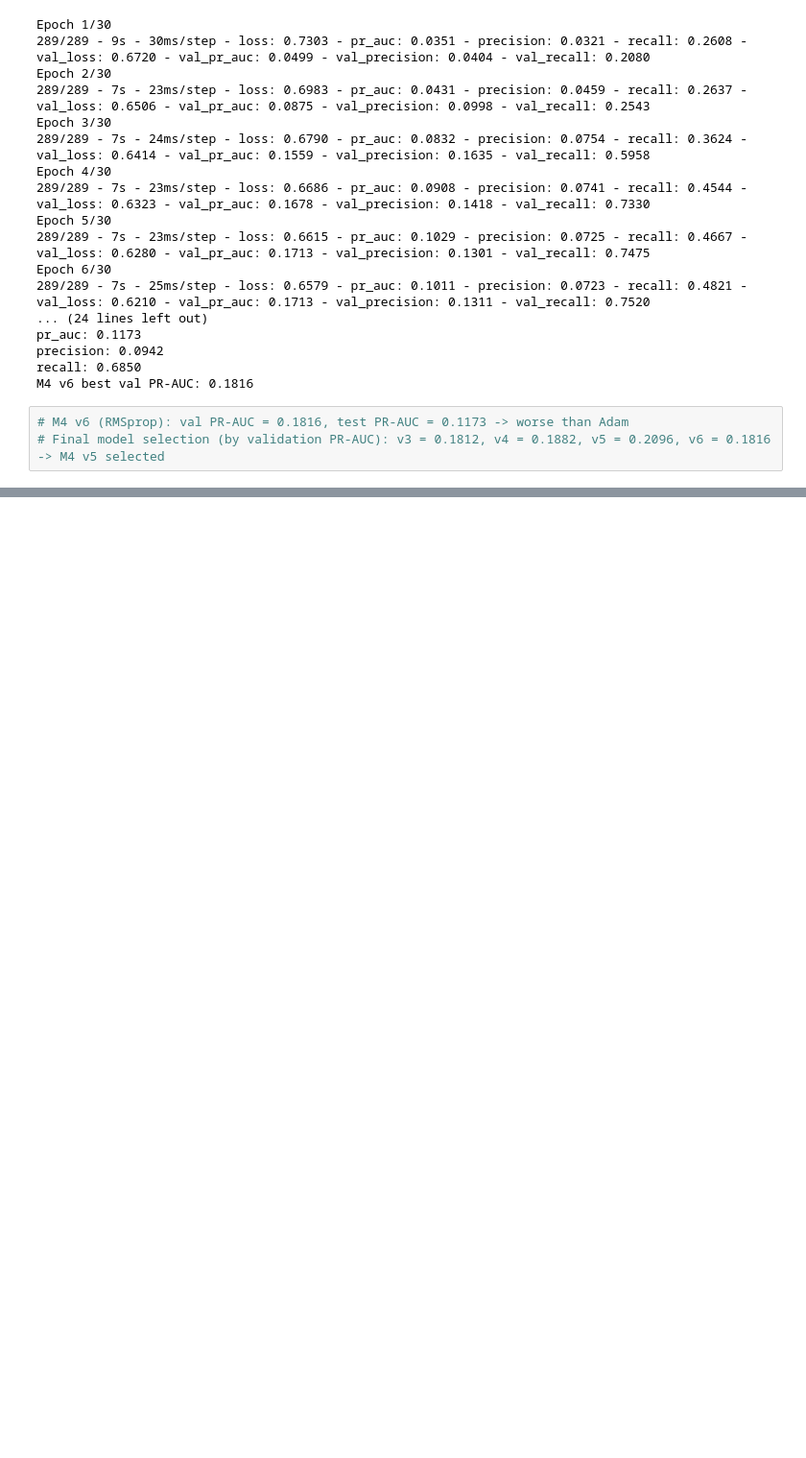
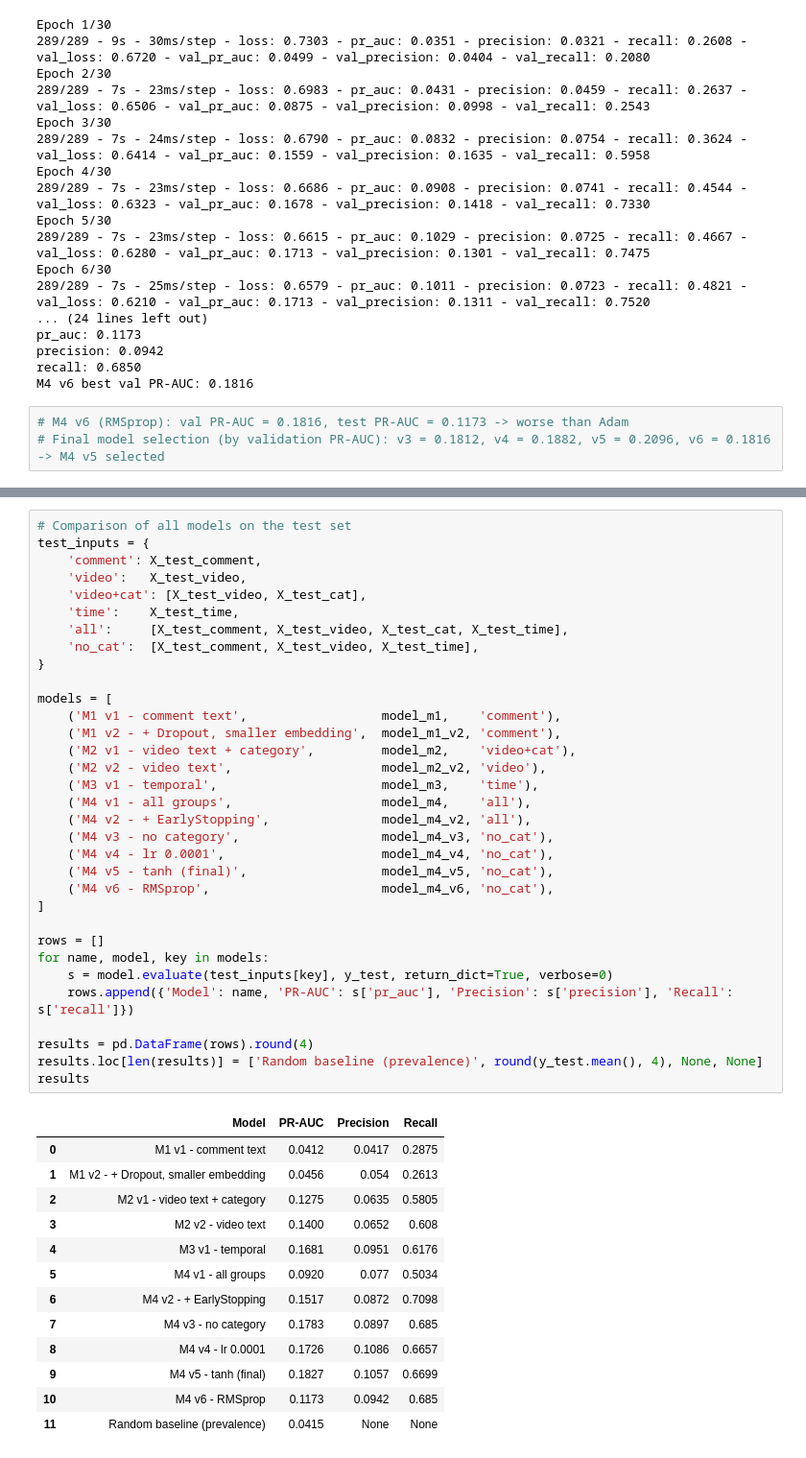
Before and after one commit to fundaBa/IntegratedCA1, a Jupyter notebook: Advanced Data Analysis.ipynb, the cells around one changed output, grey strips where cells are left out. Shown at 96% size. Saved outputs shown, nothing was run; the diff lists cells and outputs as text; blank space fills up the shorter version.

```diff
--- a/Advanced Data Analysis.ipynb
+++ b/Advanced Data Analysis.ipynb
@@ -1303,0 +1324,47 @@ M4 v6 best val PR-AUC: 0.1816
+# %%
+# Comparison of all models on the test set
+test_inputs = {
+    'comment': X_test_comment,
+    'video':   X_test_video,
+    'video+cat': [X_test_video, X_test_cat],
+    'time':    X_test_time,
+    'all':     [X_test_comment, X_test_video, X_test_cat, X_test_time],
+    'no_cat':  [X_test_comment, X_test_video, X_test_time],
+}
+
+models = [
+    ('M1 v1 - comment text',                  model_m1,    'comment'),
+    ('M1 v2 - + Dropout, smaller embedding',  model_m1_v2, 'comment'),
+    ('M2 v1 - video text + category',         model_m2,    'video+cat'),
+    ('M2 v2 - video text',                    model_m2_v2, 'video'),
+    ('M3 v1 - temporal',                      model_m3,    'time'),
+    ('M4 v1 - all groups',                    model_m4,    'all'),
+    ('M4 v2 - + EarlyStopping',               model_m4_v2, 'all'),
+    ('M4 v3 - no category',                   model_m4_v3, 'no_cat'),
+    ('M4 v4 - lr 0.0001',                     model_m4_v4, 'no_cat'),
+    ('M4 v5 - tanh (final)',                  model_m4_v5, 'no_cat'),
+    ('M4 v6 - RMSprop',                       model_m4_v6, 'no_cat'),
+]
+
+rows = []
+for name, model, key in models:
+    s = model.evaluate(test_inputs[key], y_test, return_dict=True, verbose=0)
+    rows.append({'Model': name, 'PR-AUC': s['pr_auc'], 'Precision': s['precision'], 'Recall': s['recall']})
+
+results = pd.DataFrame(rows).round(4)
+results.loc[len(results)] = ['Random baseline (prevalence)', round(y_test.mean(), 4), None, None]
+results
+# %% [output]
+|  | Model | PR-AUC | Precision | Recall |
+| 0 | M1 v1 - comment text | 0.0412 | 0.0417 | 0.2875 |
+| 1 | M1 v2 - + Dropout, smaller embedding | 0.0456 | 0.054 | 0.2613 |
+| 2 | M2 v1 - video text + category | 0.1275 | 0.0635 | 0.5805 |
+| 3 | M2 v2 - video text | 0.1400 | 0.0652 | 0.608 |
+| 4 | M3 v1 - temporal | 0.1681 | 0.0951 | 0.6176 |
+| 5 | M4 v1 - all groups | 0.0920 | 0.077 | 0.5034 |
+| 6 | M4 v2 - + EarlyStopping | 0.1517 | 0.0872 | 0.7098 |
+| 7 | M4 v3 - no category | 0.1783 | 0.0897 | 0.685 |
+| 8 | M4 v4 - lr 0.0001 | 0.1726 | 0.1086 | 0.6657 |
+| 9 | M4 v5 - tanh (final) | 0.1827 | 0.1057 | 0.6699 |
+| 10 | M4 v6 - RMSprop | 0.1173 | 0.0942 | 0.685 |
+| 11 | Random baseline (prevalence) | 0.0415 | None | None |
```
Also changed, not shown: parts of 8 cells of this notebook.
